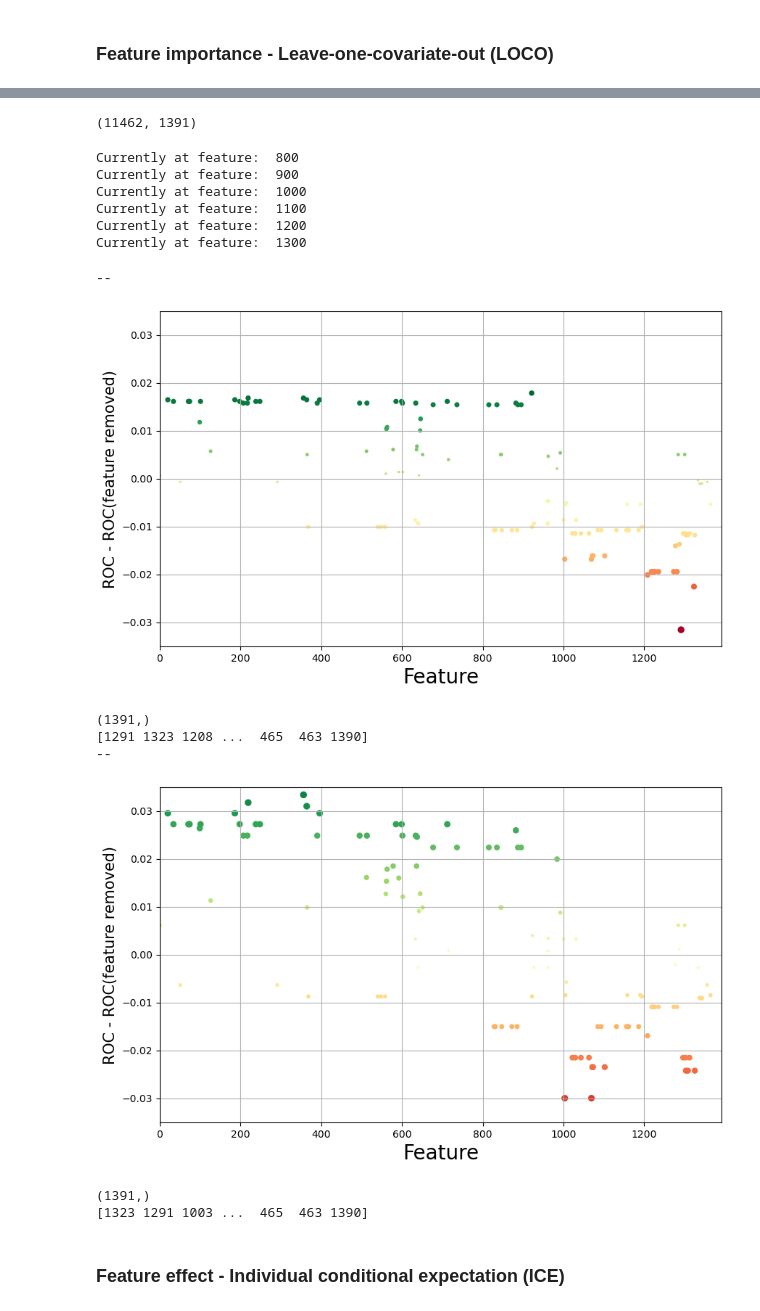
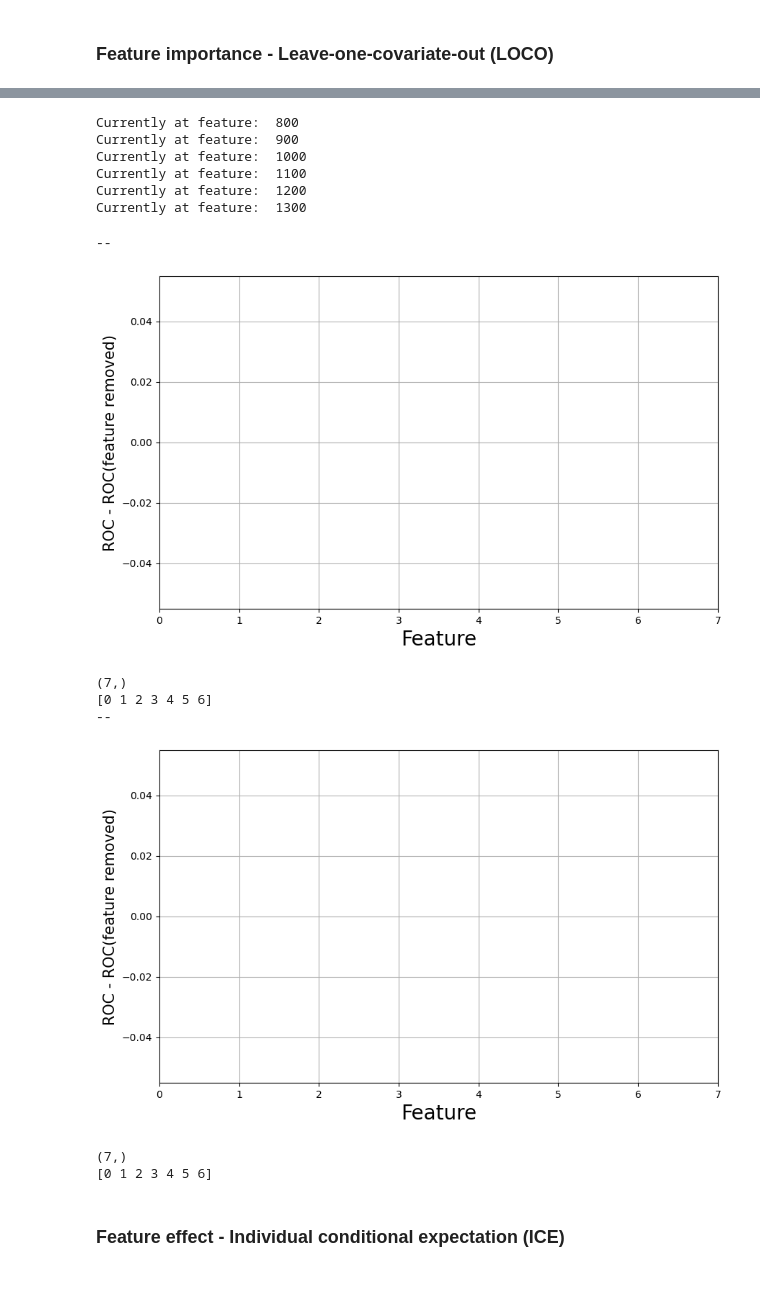
Before and after one commit to LenMetz/TabPFN-medical, a Jupyter notebook: interpretability.ipynb, the cells around one changed output, grey strips where cells are left out. Cells and saved outputs as stored; diff of their text form; code cells hidden in the pictures; blank space fills up the shorter version.

```diff
--- a/interpretability.ipynb
+++ b/interpretability.ipynb
@@ -28,3 +59,14 @@ all_data, labels = unison_shuffled_copies(all_data, labels, seed=42)
+# %%
+def small_eval(model, X_train, y_train, X_test, y_test):
+    results = np.empty(2)
+    with torch.no_grad():
+        model.fit(X_train, y_train)
+        probs = model.predict_proba(X_test)
+        preds = np.argmax(probs, axis=1)
+        y_test_1hot = torch.nn.functional.one_hot(torch.tensor(y_test).to(torch.int64)).numpy()
+        results[0] = (sklearn.metrics.get_scorer("roc_auc")._score_func(y_test_1hot, probs, multi_class="ovr"))
+        results[1] = (sklearn.metrics.get_scorer("f1")._score_func(y_test, preds))
+    return results
 # %% [markdown]
 ### Feature importance - Leave-one-covariate-out (LOCO)
 # %%
@@ -54,30 +158,5 @@ results, _ = cross_validate_sample(model, all_data, labels, metrics, strat_split
-# %%
-print(all_data.shape)
-# %% [output]
-(11462, 1391)
 # %%
-rocs = []
-f1s = []
-for f in range(750,1391):
-    if f%100==0:
-        print("Currently at feature: ", f)
-    loco_data = np.delete(all_data,f,axis=1)
-    p = np.random.permutation(loco_data.shape[1])
-    loco_data = loco_data[:,p]
-    loco_results, _ = cross_validate_sample(model, loco_data, labels, metrics, strat_split, cv, sampling,
-                                   reducer, max_samples, seed=seed, overwrite=overwrite, n_best_delete=best_delete)
-    #model.pred_model.model[2].zero_grad()
-    rocs.append(loco_results[0])
-    f1s.append(loco_results[1])
-rocs = results[0]-np.array(rocs)
-f1s = results[1]-np.array(f1s)
-red_name ="fi-loco"
-directory = f"results/{red_name}"
-if not os.path.exists(directory):
-    os.makedirs(directory)
-if save:
-    np.save(f"results/{red_name}/rocs2.npy", rocs)
-    np.save(f"results/{red_name}/f1s2.npy", f1s)
+
 #plt.hist(rocs)
 # %% [output]
 Currently at feature:  800
@@ -89,34 +168,34 @@ Currently at feature:  1300
 # %%
 for m in ["rocs", "f1s"]:
     red_name ="fi-loco"
-    file1 = np.load(f"results/{red_name}/{m}1.npy")
-    file2 = np.load(f"results/{red_name}/{m}2.npy")
+    file1 = np.load(f"results/{red_name}/new_{m}1.npy")
+    file2 = np.load(f"results/{red_name}/new_{m}2.npy")
     full = np.concatenate((file1, file2), axis=0)
     full = np.ma.masked_where(full==0,full)
     print(np.median(full))
     plt.figure(figsize=(10,6), dpi=100)
     #plt.hist(full, bins=100)
     cmap = mpl.cm.get_cmap("RdYlGn").copy()
     cmap.set_bad(color='black')
-    plt.scatter(np.arange(full.shape[0]),full, c=full-np.mean(full), cmap=cmap, s=1+np.abs(full)*1e3, marker="o")
+    plt.scatter(np.arange(full.shape[0]),full, c=full, cmap=cmap, s=1+np.abs(full)*1e3, marker="o")
     plt.xlabel("Feature", fontsize=20)
     plt.ylabel("ROC - ROC(feature removed)", fontsize=15)
     plt.xlim(0,full.shape[0])
-    plt.ylim(-0.035,0.035)
+    #plt.ylim(-0.035,0.035)
     plt.grid()
     plt.show()
     print(full.shape)
     print(np.argsort(full))
     best = np.argsort(full)
 # %% [output]
 --
-[figure, old version]
+[figure, new version]
-(1391,)
-[1291 1323 1208 ...  465  463 1390]
+(7,)
+[0 1 2 3 4 5 6]
 --
-[figure, old version]
+[figure, new version]
-(1391,)
-[1323 1291 1003 ...  465  463 1390]
+(7,)
+[0 1 2 3 4 5 6]
 # %%
 plt.hist(results[0]-np.array(rocs))
 plt.show()
```
Also changed, not shown: parts of 4 cells of this notebook, 10 other files.
